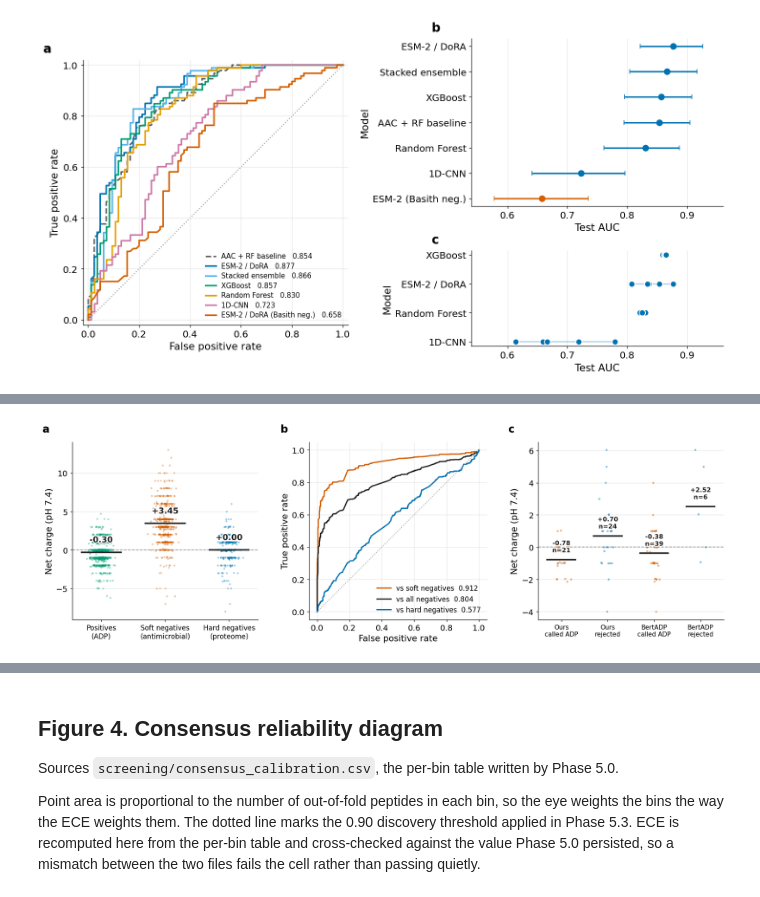
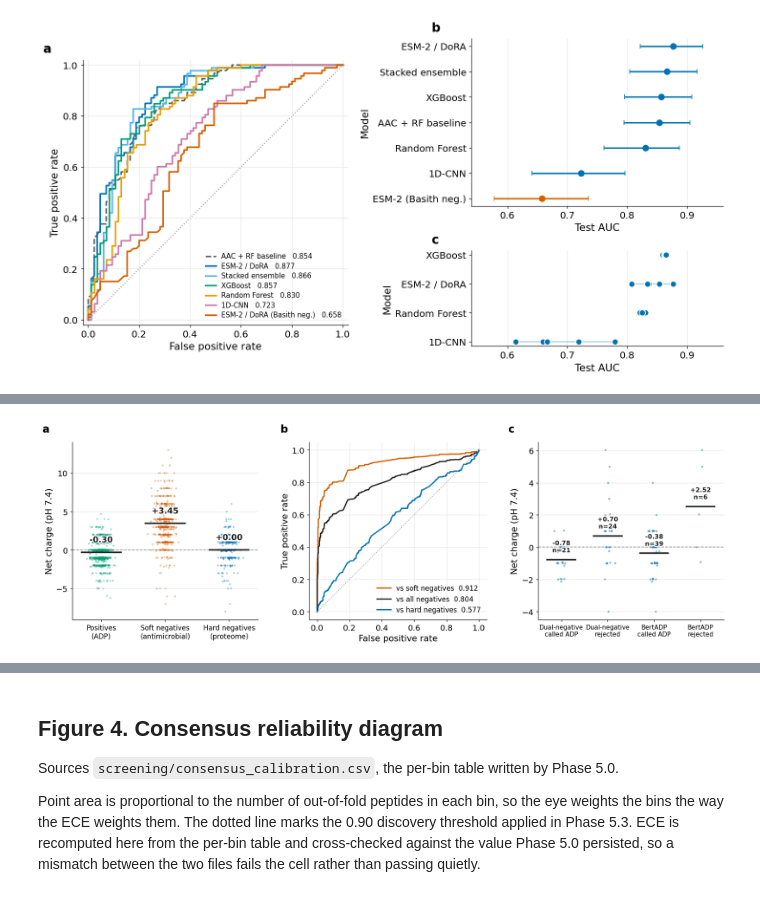
Before and after one commit to om-894/antidiabetic-peptide-classifier, a Jupyter notebook: figures.ipynb, the cells around one changed output, grey strips where cells are left out. Drawn from its saved outputs; the diff is of its cells as text; code cells hidden in the pictures.

```diff
--- a/figures.ipynb
+++ b/figures.ipynb
@@ -302,23 +313,24 @@ import numpy as np
 
 HALO = [pe.withStroke(linewidth=3, foreground="white")]
 
-# charge as the models see it: descriptor 0 of the fused vector, in split-file row order
+# charge as the models see it. descriptor 0 of the fused vector, in split-file row order
 fz = np.load("fusion_vectors.npz", allow_pickle=True)
 names = [str(s) for s in fz["descriptor_names"]]
 split = pd.read_csv("data/dataset_split.csv", keep_default_na=False)
 split["charge"] = fz["descriptors_raw"][:, names.index("net_charge_pH7.4")].astype(float)
 assert [str(s) for s in fz["sequences"]] == split.Sequence.tolist(), "fusion rows misaligned"
 
-tr = split[split.Split == "train"]
+tr = split[split.Split == "train"] # training set only
+
+# assign labels and colours
 GROUPS = [("Positives\n(ADP)", tr[tr.Label == 1], GREEN),
           ("Soft negatives\n(antimicrobial)", tr[(tr.Label == 0) & (tr.NegType == "soft")], VERMILLION),
           ("Hard negatives\n(proteome)", tr[(tr.Label == 0) & (tr.NegType == "hard")], BLUE)]
 
-fig, axes = plt.subplots(1, 3, figsize=(15.5, 4.8))
-rng = np.random.default_rng(42)
+fig, (ax, bx, cx) = plt.subplots(1, 3, figsize=(15.5, 4.8))
 
 # (a) where the charge sits in each training class
-ax = axes[0]
+rng = np.random.default_rng(42)
 for i, (label, g, colour) in enumerate(GROUPS):
     ax.scatter(i + rng.normal(0, 0.075, len(g)), g.charge, s=9, color=colour,
                alpha=0.35, edgecolor="none", zorder=2)
@@ -331,67 +343,62 @@ ax.set_xticks(range(3)); ax.set_xticklabels([g[0] for g in GROUPS], fontsize=11)
 ax.set_ylabel("Net charge (pH 7.4)")
 ax.xaxis.grid(False); ax.set_axisbelow(True)
 
 # (b) charge alone as a classifier of the training labels
-ax = axes[1]
 CURVES = [("vs soft negatives", tr[(tr.Label == 1) | (tr.NegType == "soft")], VERMILLION),
           ("vs all negatives", tr, "#222222"),
           ("vs hard negatives", tr[(tr.Label == 1) | (tr.NegType == "hard")], BLUE)]
 for label, sub, colour in CURVES:
     yneg = (sub.Label == 0).astype(int)
     fpr, tpr, _ = roc_curve(yneg, sub.charge)
-    ax.plot(fpr, tpr, color=colour, label=f"{label}  {roc_auc_score(yneg, sub.charge):.3f}")
-ax.plot([0, 1], [0, 1], ls=":", color=GREY, lw=1.2)
-ax.set_xlabel("False positive rate"); ax.set_ylabel("True positive rate")
-ax.legend(loc="lower right", fontsize=11); ax.set_aspect("equal")
+    bx.plot(fpr, tpr, color=colour, label=f"{label}  {roc_auc_score(yneg, sub.charge):.3f}")
+bx.plot([0, 1], [0, 1], ls=":", color=GREY, lw=1.2)
+bx.set_xlabel("False positive rate")
+bx.set_ylabel("True positive rate")
+bx.legend(loc="lower right", fontsize=11)
+bx.set_aspect("equal")
 
-# (c) the rule surfacing in two independently trained models
-ax = axes[2]
+# (c) net charge surfacing in two independently trained models
 z = np.load("predictions/esm2_dora_predictions.npz", allow_pickle=True)
 p = z["esm_test"].astype(float)
 test = split[split.Split == "test"].reset_index(drop=True)
-assert [str(s) for s in z["sequences"]][-len(p):] == test.Sequence.tolist(), "test rows misaligned"
 test = test.assign(p=p)
-ours = test[(test.Label == 0) & (test.NegType == "hard")]
+dual = test[(test.Label == 0) & (test.NegType == "hard")]
 
 bert = pd.read_csv("benchmark/bertadp_hardneg_all_pred.csv", keep_default_na=False)
 bert = bert.merge(split[["Sequence", "charge", "Split"]], on="Sequence", how="left")
-assert bert.charge.notna().all(), "BertADP peptides missing a charge"
-# restrict to the same hard negatives our model is scored on, so the two n's are comparable.
-# drop this line to show BertADP on all splits, but then say in the caption that the panel
-# shows the direction of the charge rule, not comparable false-positive rates.
+# restrict to the same hard negatives the dual-negative model is scored on, so the two
+# n's are comparable
 bert = bert[bert.Split == "test"]
 
-COLS = [("Ours\ncalled ADP", ours.charge[ours.p > 0.5], VERMILLION),
-        ("Ours\nrejected", ours.charge[ours.p <= 0.5], BLUE),
-        ("BertADP\ncalled ADP", bert.charge[bert.Prediction == 1], VERMILLION),
-        ("BertADP\nrejected", bert.charge[bert.Prediction == 0], BLUE)]
-for i, (label, vals, colour) in enumerate(COLS):
-    ax.scatter(i + rng.normal(0, 0.075, len(vals)), vals, s=11, color=colour,
+# every peptide here is a hard negative, so all four columns take the hard-negative colour
+# (a) and (b) establish. splitting them by call would put the soft-negative colour on
+# peptides that are not soft negatives. The labels and means carry the split anyway
+COLS = [("Dual-negative\ncalled ADP", dual.charge[dual.p > 0.5]),
+        ("Dual-negative\nrejected", dual.charge[dual.p <= 0.5]),
+        ("BertADP\ncalled ADP", bert.charge[bert.Prediction == 1]),
+        ("BertADP\nrejected", bert.charge[bert.Prediction == 0])]
+rng = np.random.default_rng(42) # a fresh generator, so editing (a) cannot shift (c)s jitter
+for i, (label, vals) in enumerate(COLS):
+    cx.scatter(i + rng.normal(0, 0.075, len(vals)), vals, s=11, color=BLUE,
                alpha=0.45, edgecolor="none", zorder=2)
-    ax.hlines(vals.mean(), i - 0.32, i + 0.32, color="#222222", lw=2.4, zorder=4)
-    ax.annotate(f"{vals.mean():+.2f}\nn={len(vals)}", (i, vals.mean()), xytext=(0, 12),
+    cx.hlines(vals.mean(), i - 0.32, i + 0.32, color="#222222", lw=2.4, zorder=4)
+    cx.annotate(f"{vals.mean():+.2f}\nn={len(vals)}", (i, vals.mean()), xytext=(0, 12),
                 textcoords="offset points", ha="center", fontsize=10, fontweight="bold",
                 color="#222222", zorder=5, path_effects=HALO)
-ax.axhline(0, color=GREY, ls="--", lw=1.2, zorder=1)
-ax.set_xticks(range(4)); ax.set_xticklabels([c[0] for c in COLS], fontsize=10)
-ax.set_ylabel("Net charge (pH 7.4)")
-ax.xaxis.grid(False); ax.set_axisbelow(True)
-
-# cross-check every drawn number against the exported table
-src = pd.read_csv("results/phase6_5_charge_source.csv").set_index("quantity")["value"]
-assert abs(roc_auc_score((tr.Label == 0).astype(int), tr.charge)
-           - src["train_charge_auc_positives_vs_all_negatives"]) < 5e-4, "AUC drift vs phase6.5"
-assert abs(ours.charge[ours.p > 0.5].mean()
-           - src["test_hardneg_mean_charge_false_positive"]) < 5e-3, "FP charge drift vs phase6.5"
+cx.axhline(0, color=GREY, ls="--", lw=1.2, zorder=1)
+cx.set_xticks(range(4))
+cx.set_xticklabels([c[0] for c in COLS], fontsize=10)
+cx.set_ylabel("Net charge (pH 7.4)")
+cx.xaxis.grid(False); cx.set_axisbelow(True)
 
 fig.tight_layout(w_pad=2.2)
 
-# panel labels go on last, in axes coordinates, so they track the boxes tight_layout
-# and set_aspect("equal") actually produce rather than the pre-layout positions
-for lab, a in zip("abc", axes):
+# panel labels go on last, in axes coordinates, so they track the boxes in the layout
+for lab, a in zip("abc", (ax, bx, cx)):
     a.text(-0.16, 1.04, lab, transform=a.transAxes, fontsize=17,
            fontweight="bold", va="bottom", ha="left")
 
-save_figure(fig, "figure_charge_shortcut")
+save_figure(fig, "figure_8_charge_shortcut")
+plt.show()
 # %% [output]
-[figure, old version]
+[figure, new version]
```
Also changed, not shown: parts of 8 cells of this notebook, 2 other files.
